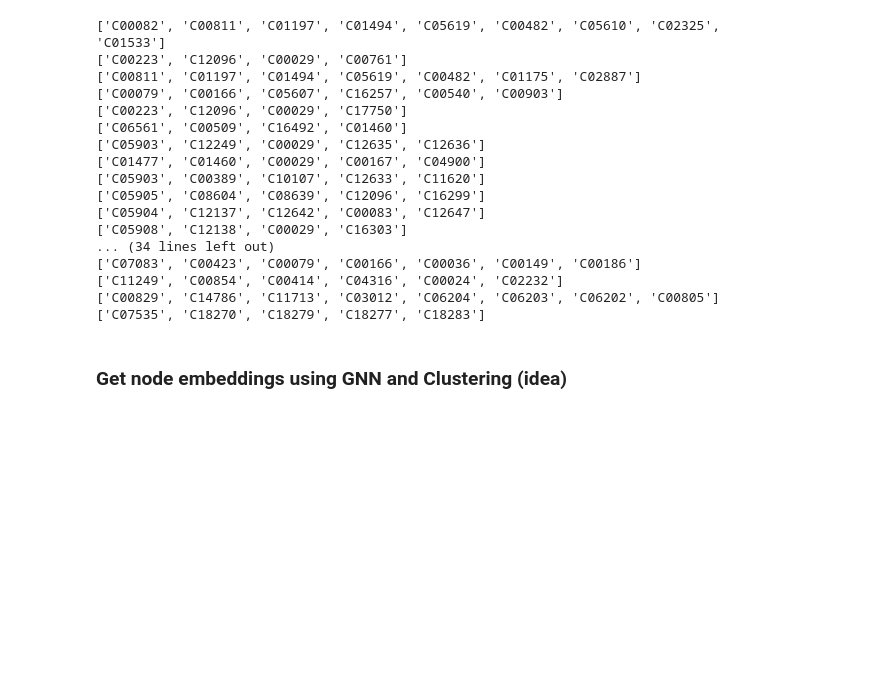
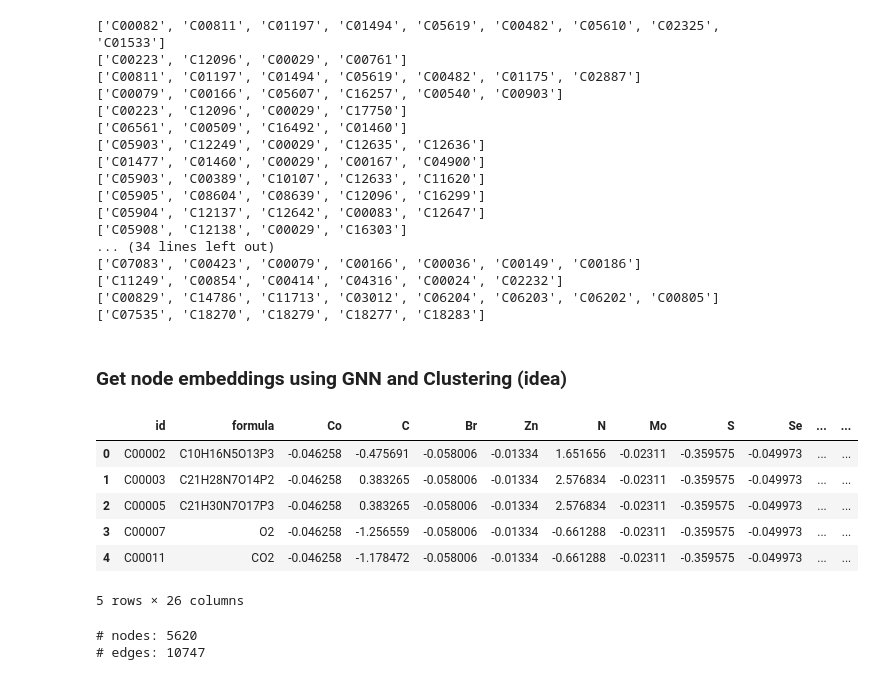
Before and after one commit to costasmexis/pathwayFinder, a Jupyter notebook: main.ipynb, the cells around one changed output. Drawn from its saved outputs; the diff is of its cells as text; code cells hidden in the pictures; blank space fills up the shorter version.

```diff
--- a/main.ipynb
+++ b/main.ipynb
@@ -373,6 +373,46 @@ for row in range(len(test_cases)):
 ['C07535', 'C18270', 'C18279', 'C18277', 'C18283']
 # %% [markdown]
 ### Get node embeddings using GNN and Clustering (idea)
+# %%
+from sklearn.preprocessing import StandardScaler
+
+# Select the columns with non-object data types
+numeric_cols = df.select_dtypes(include=['int', 'float']).columns
+
+# Apply standard scaling to the selected columns
+scaler = StandardScaler()
+df[numeric_cols] = scaler.fit_transform(df[numeric_cols])
+df.head()
+# %% [output]
+|  | id | formula | Co | C | Br | Zn | N | Mo | S | Se | ... | ... |
+| 0 | C00002 | C10H16N5O13P3 | -0.046258 | -0.475691 | -0.058006 | -0.01334 | 1.651656 | -0.02311 | -0.359575 | -0.049973 | ... | ... |
+| 1 | C00003 | C21H28N7O14P2 | -0.046258 | 0.383265 | -0.058006 | -0.01334 | 2.576834 | -0.02311 | -0.359575 | -0.049973 | ... | ... |
+| 2 | C00005 | C21H30N7O17P3 | -0.046258 | 0.383265 | -0.058006 | -0.01334 | 2.576834 | -0.02311 | -0.359575 | -0.049973 | ... | ... |
+| 3 | C00007 | O2 | -0.046258 | -1.256559 | -0.058006 | -0.01334 | -0.661288 | -0.02311 | -0.359575 | -0.049973 | ... | ... |
+| 4 | C00011 | CO2 | -0.046258 | -1.178472 | -0.058006 | -0.01334 | -0.661288 | -0.02311 | -0.359575 | -0.049973 | ... | ... |
+5 rows × 26 columns
+# %%
+G = nx.Graph()
+
+# iterate over the rows of the DataFrame and add each edge to the graph
+for index, row in pairs.iterrows():
+    source = row['source']
+    target = row['target']
+    G.add_edge(source, target)
+
+# Add df cols as node features
+node_data = df.set_index('id').to_dict('index')
+
+# Add the node features to the graph
+for node, data in G.nodes(data=True):
+    node_features = node_data.get(node)
+    if node_features:
+        data.update(node_features)
+
+print('# nodes:', G.number_of_nodes(), "\n# edges:", G.number_of_edges())
+# %% [output]
+# nodes: 5620
+# edges: 10747
 # %%
 from torch_geometric.utils.convert import from_networkx
 import torch_geometric.transforms as T
```
Also changed, not shown: parts of 10 cells of this notebook, 3 other files.
